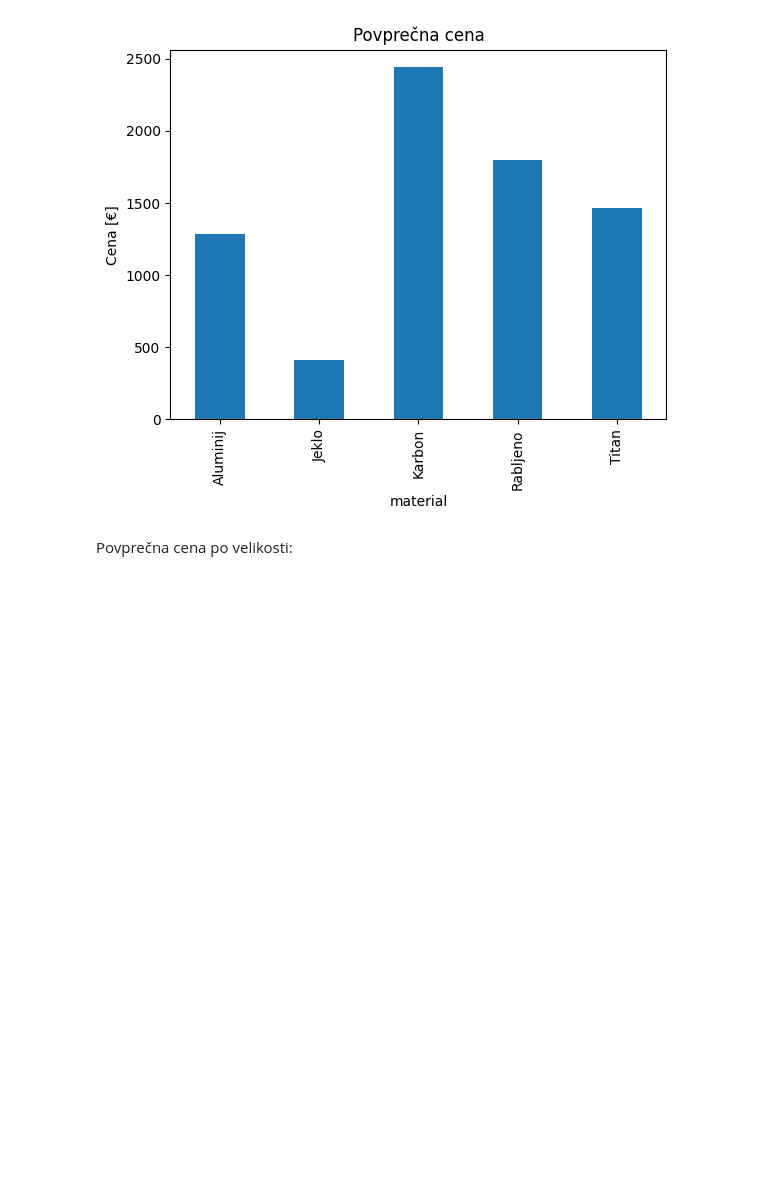
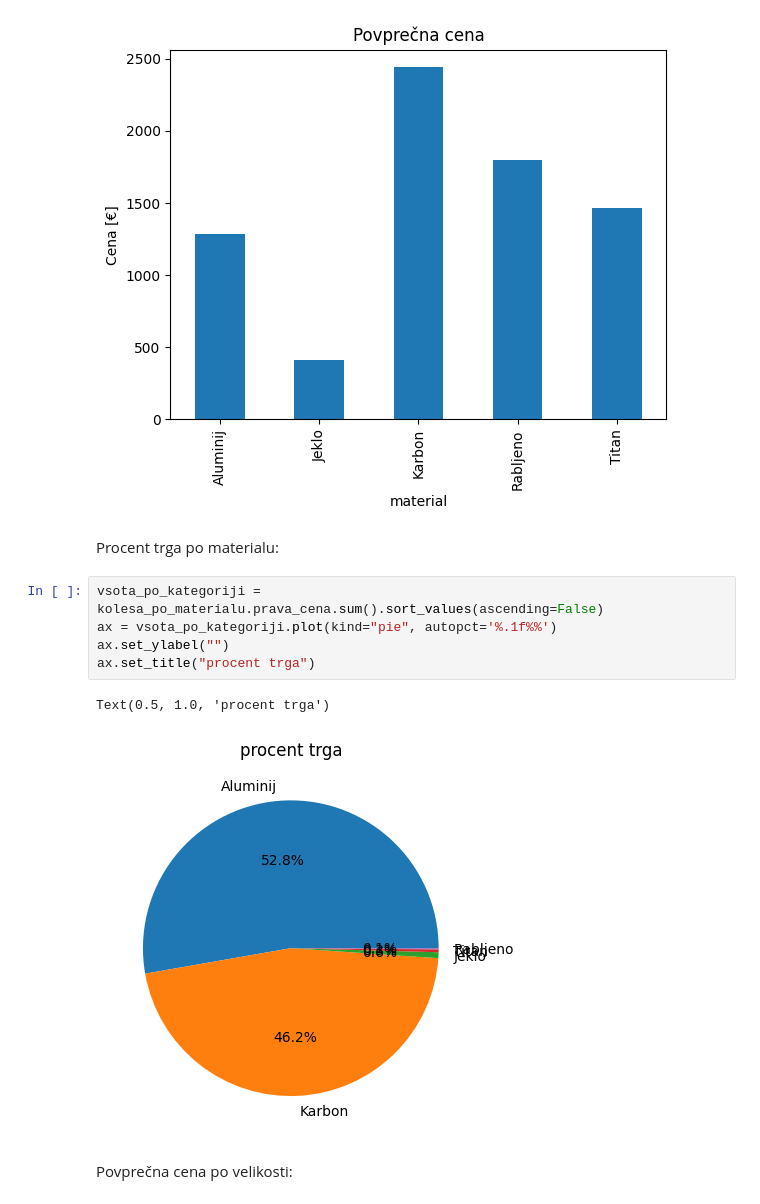
Before and after one commit to ambrovo/UVP-projektna, a Jupyter notebook: analiza.ipynb, the cells around one changed output. Cells and saved outputs as stored; diff of their text form; blank space fills up the shorter version.

```diff
--- a/analiza.ipynb
+++ b/analiza.ipynb
@@ -65,6 +74,16 @@ ax
 # %% [output]
 Text(0, 0.5, 'Cena [€]')
 [figure]
+# %% [markdown]
+Procent trga po materialu:
+# %%
+vsota_po_kategoriji = kolesa_po_materialu.prava_cena.sum().sort_values(ascending=False)
+ax = vsota_po_kategoriji.plot(kind="pie", autopct='%.1f%%')
+ax.set_ylabel("")
+ax.set_title("procent trga")
+# %% [output]
+Text(0.5, 1.0, 'procent trga')
+[figure, added]
 # %% [markdown]
 Povprečna cena po velikosti:
 # %%
```
Also changed, not shown: parts of 17 cells of this notebook.
